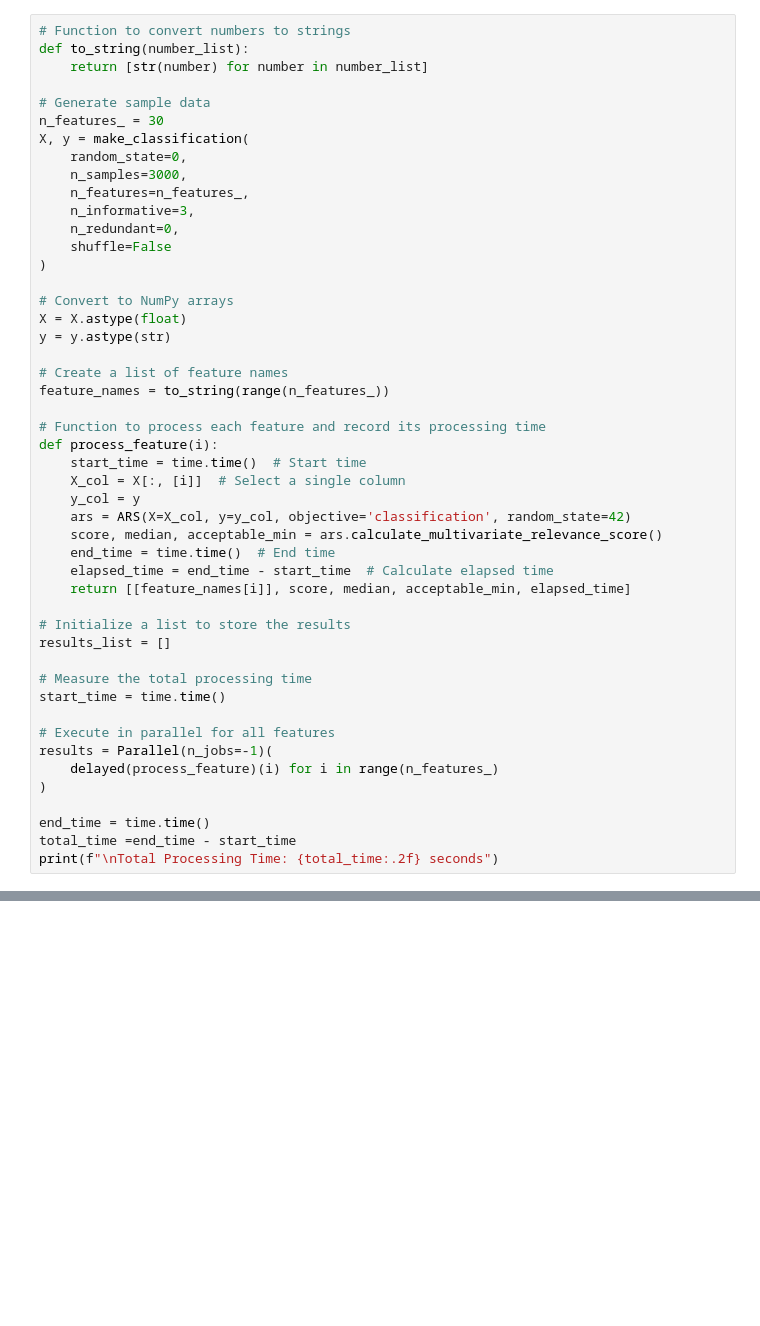
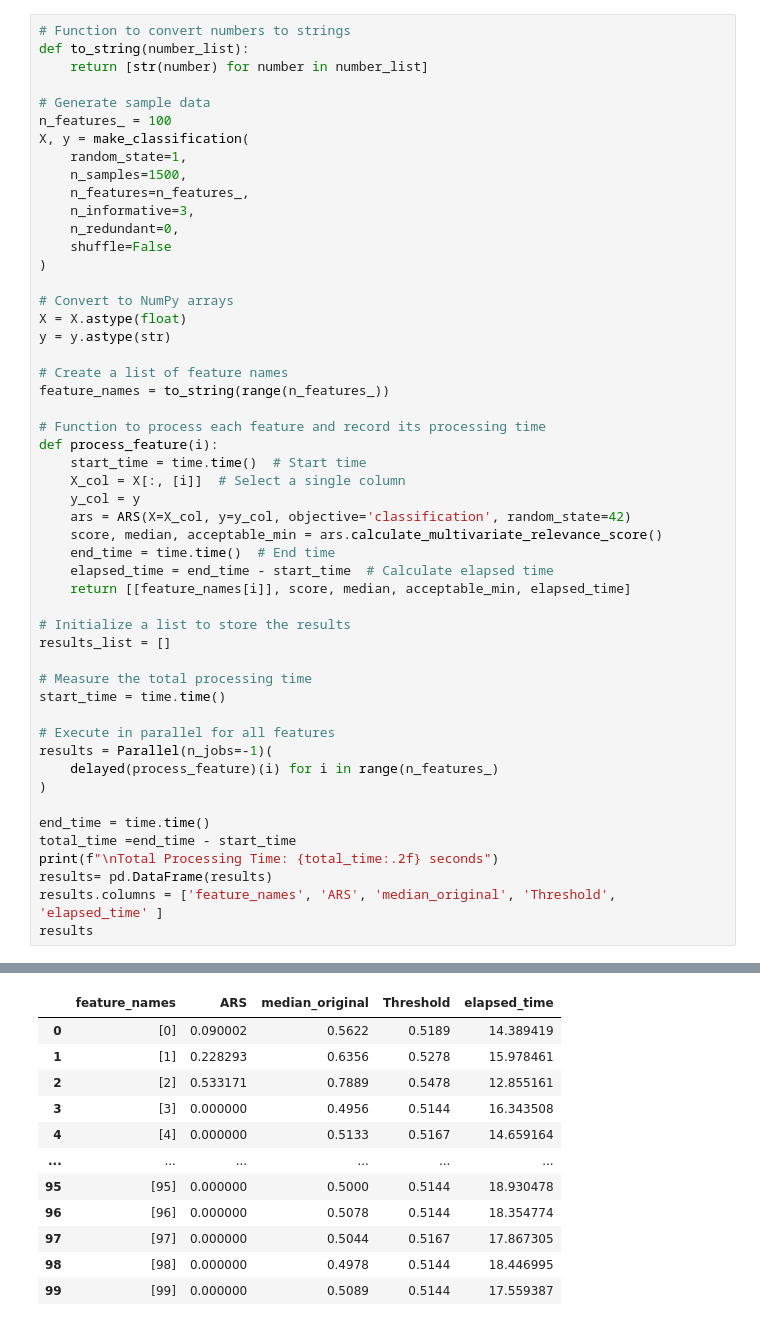
Before and after one commit to Pneirz/Attribute-Relevance-Score, a Jupyter notebook: ARS_EXAMPLES_CLASSIFICATION_V1.ipynb, the cells around one changed output, grey strips where cells are left out. Cells and saved outputs as stored; diff of their text form; blank space fills up the shorter version.

```diff
--- a/ARS_EXAMPLES_CLASSIFICATION_V1.ipynb
+++ b/ARS_EXAMPLES_CLASSIFICATION_V1.ipynb
@@ -145,10 +150,10 @@ def to_string(number_list):
     return [str(number) for number in number_list]
 
 # Generate sample data
-n_features_ = 30
+n_features_ = 100
 X, y = make_classification(
-    random_state=0,
-    n_samples=3000,
+    random_state=1,
+    n_samples=1500,
     n_features=n_features_,
     n_informative=3,
     n_redundant=0,
@@ -187,4 +192,7 @@ results = Parallel(n_jobs=-1)(
 end_time = time.time()
 total_time =end_time - start_time
 print(f"\nTotal Processing Time: {total_time:.2f} seconds")
+results= pd.DataFrame(results)
+results.columns = ['feature_names', 'ARS', 'median_original', 'Threshold', 'elapsed_time' ]
+results
 # %% [output]
@@ -191,0 +200,12 @@ Total Processing Time: 68.49 seconds
+|  | feature_names | ARS | median_original | Threshold | elapsed_time |
+| 0 | [0] | 0.090002 | 0.5622 | 0.5189 | 14.389419 |
+| 1 | [1] | 0.228293 | 0.6356 | 0.5278 | 15.978461 |
+| 2 | [2] | 0.533171 | 0.7889 | 0.5478 | 12.855161 |
+| 3 | [3] | 0.000000 | 0.4956 | 0.5144 | 16.343508 |
+| 4 | [4] | 0.000000 | 0.5133 | 0.5167 | 14.659164 |
+| ... | ... | ... | ... | ... | ... |
+| 95 | [95] | 0.000000 | 0.5000 | 0.5144 | 18.930478 |
+| 96 | [96] | 0.000000 | 0.5078 | 0.5144 | 18.354774 |
+| 97 | [97] | 0.000000 | 0.5044 | 0.5167 | 17.867305 |
+| 98 | [98] | 0.000000 | 0.4978 | 0.5144 | 18.446995 |
+| 99 | [99] | 0.000000 | 0.5089 | 0.5144 | 17.559387 |
```
Also changed, not shown: parts of 5 cells of this notebook.
